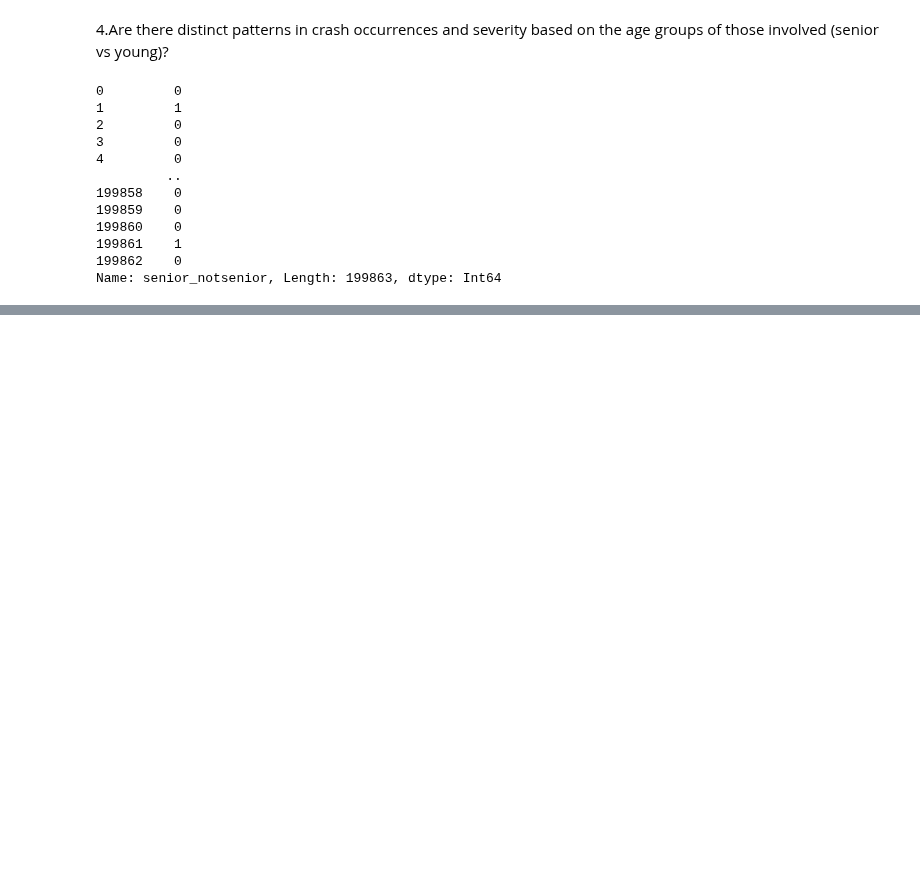
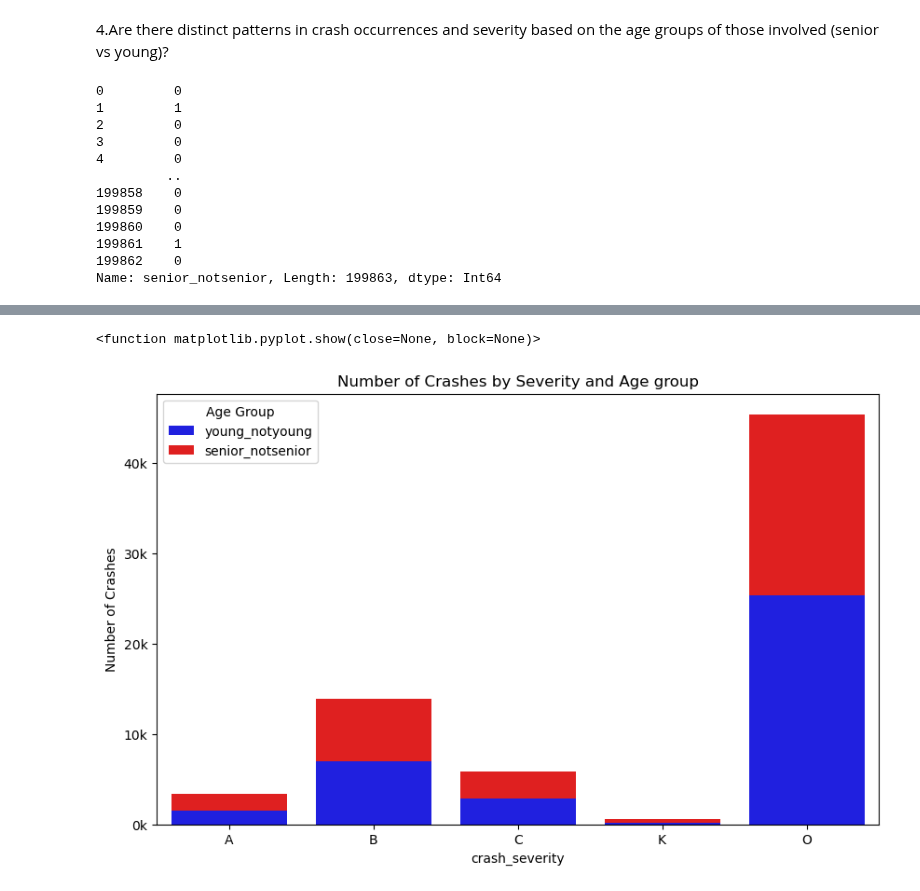
Before and after one commit to Eliab16/VDOT-crash-analysis, a Jupyter notebook: VDOT_Analysis.ipynb, the cells around one changed output, grey strips where cells are left out. Saved outputs shown, nothing was run; the diff lists cells and outputs as text; code cells hidden in the pictures; blank space fills up the shorter version.

Commit message:
Senior vs Young graph

```diff
--- a/VDOT_Analysis.ipynb
+++ b/VDOT_Analysis.ipynb
@@ -268,0 +267,3 @@ crash_severity_by_age
+# %%
+Crash_Severity_by_Age = crash_severity_by_age[(crash_severity_by_age['young_notyoung']!=0)|(crash_severity_by_age['senior_notsenior']
+!=0)].reset_index(drop=True)
@@ -269,3 +279,16 @@ crash_severity_by_age
+# %%
+plt.figure(figsize=(10,6))
+sns.barplot(x='crash_severity',y='young_notyoung',data=Crash_Severity_by_Age,label='young_notyoung',color='blue')
+sns.barplot(x='crash_severity',y='senior_notsenior',data=Crash_Severity_by_Age,label = 'senior_notsenior',color='red',bottom=Crash_Severity_by_Age['young_notyoung'])
+plt.title('Number of Crashes by Severity and Age group')
+plt.xlabel('crash_severity')
+plt.ylabel('Number of Crashes')
+plt.legend(title='Age Group')
+plt.gca().yaxis.set_major_formatter(ticker.FuncFormatter(lambda x,pos:'{0:g}k'.format(x/1000)))
+plt.show
+# %% [output]
+<function matplotlib.pyplot.show(close=None, block=None)>
+[figure, added]
 # %%
 # https://www.geeksforgeeks.org/replace-the-column-contains-the-values-yes-and-no-with-true-and-false-in-python-pandas/
 # replace the ‘commissioned' column contains
```
Also changed, not shown: parts of 4 cells of this notebook.
